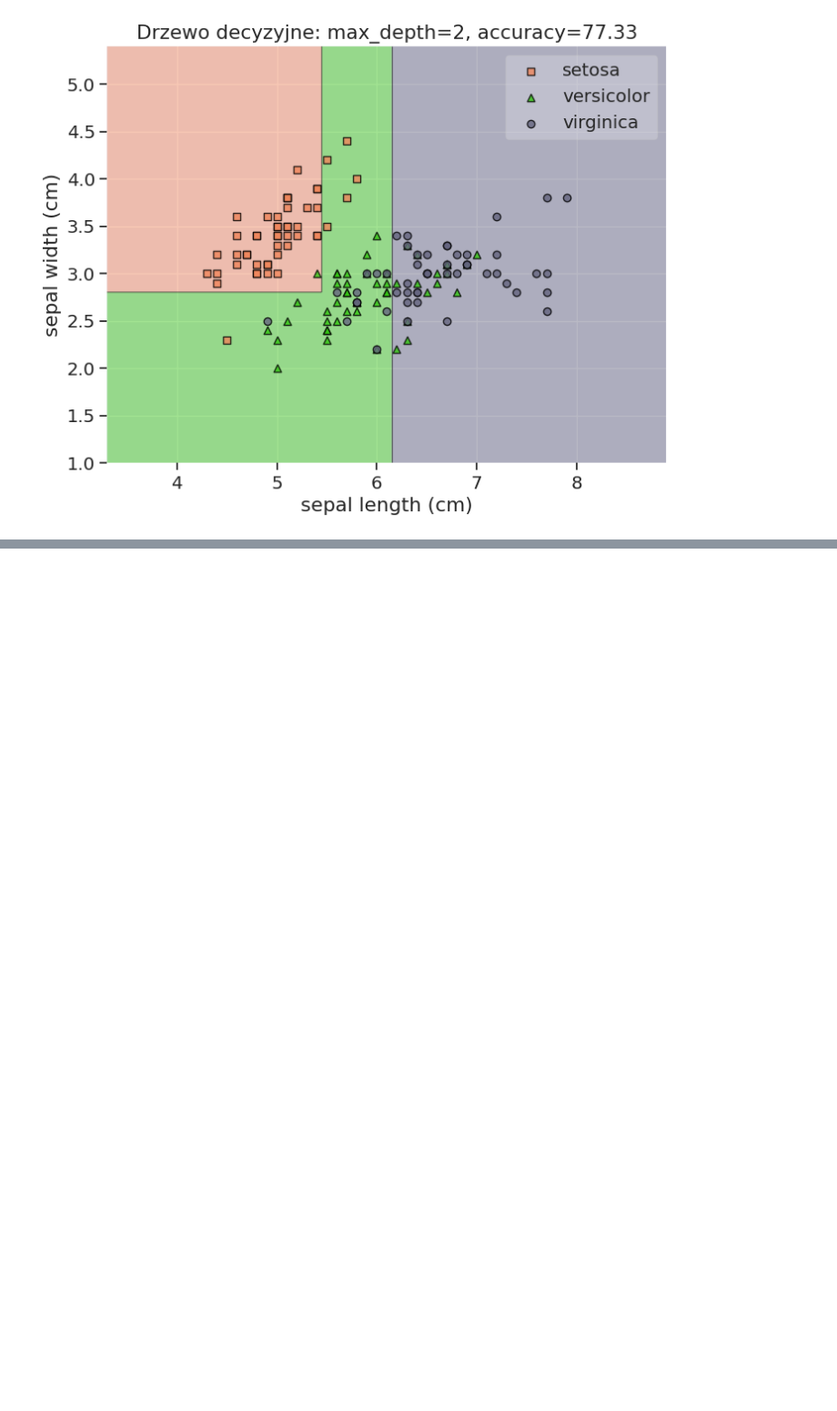
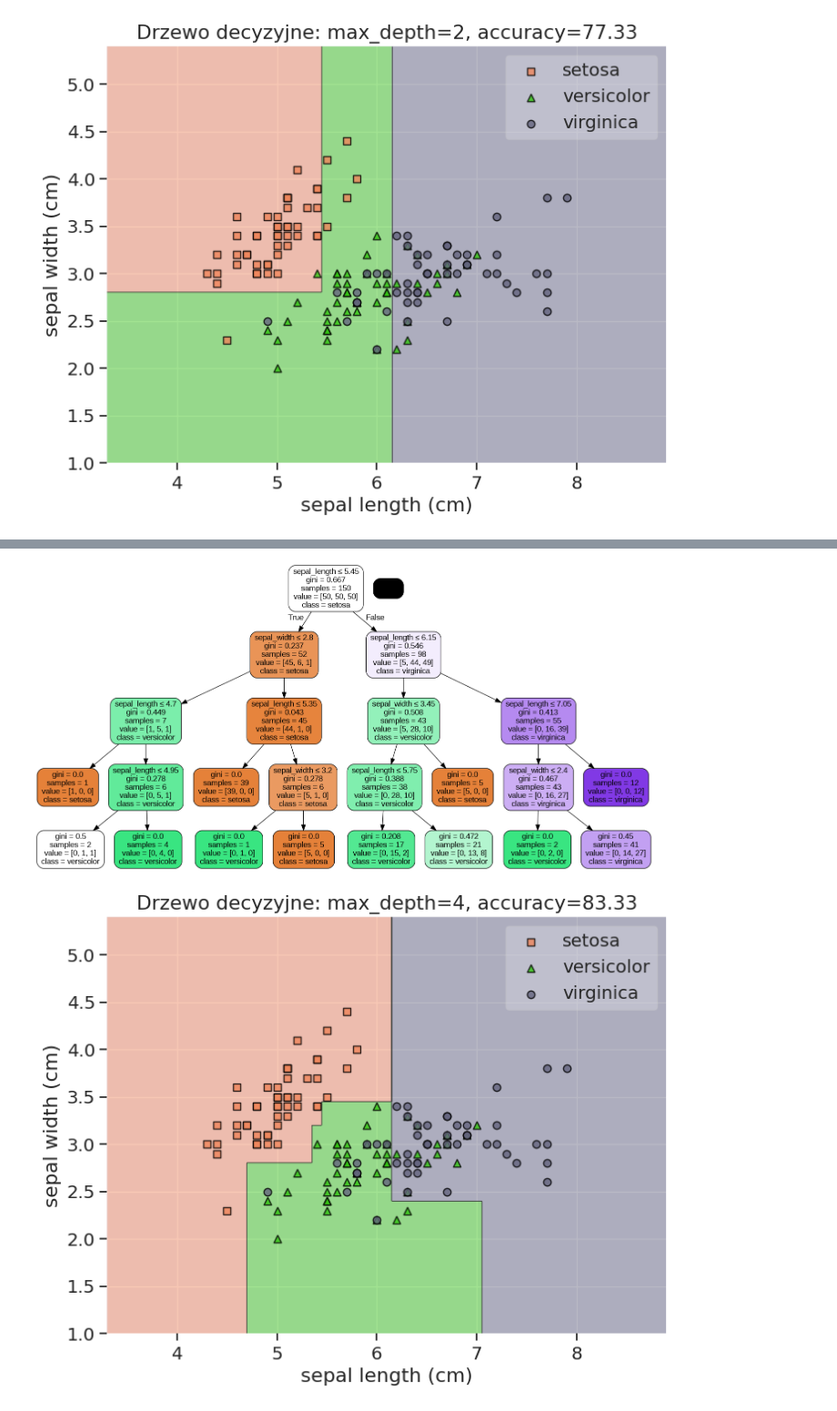
Before and after one commit to pawel-kowal/machine-learning, a Jupyter notebook: supervised/06_classification/04_decision_tree.ipynb, the cells around one changed output, grey strips where cells are left out. Shown at 91% size. Cells and saved outputs as stored; diff of their text form; code cells hidden in the pictures; blank space fills up the shorter version.

```diff
--- a/supervised/06_classification/04_decision_tree.ipynb
+++ b/supervised/06_classification/04_decision_tree.ipynb
@@ -191,0 +197,5 @@ make_decision_tree(max_depth=2)
+# %%
+make_decision_tree(max_depth=4)
+# %% [output]
+[figure, added]
+[figure, added]
```
Also changed, not shown: parts of 3 cells of this notebook.
